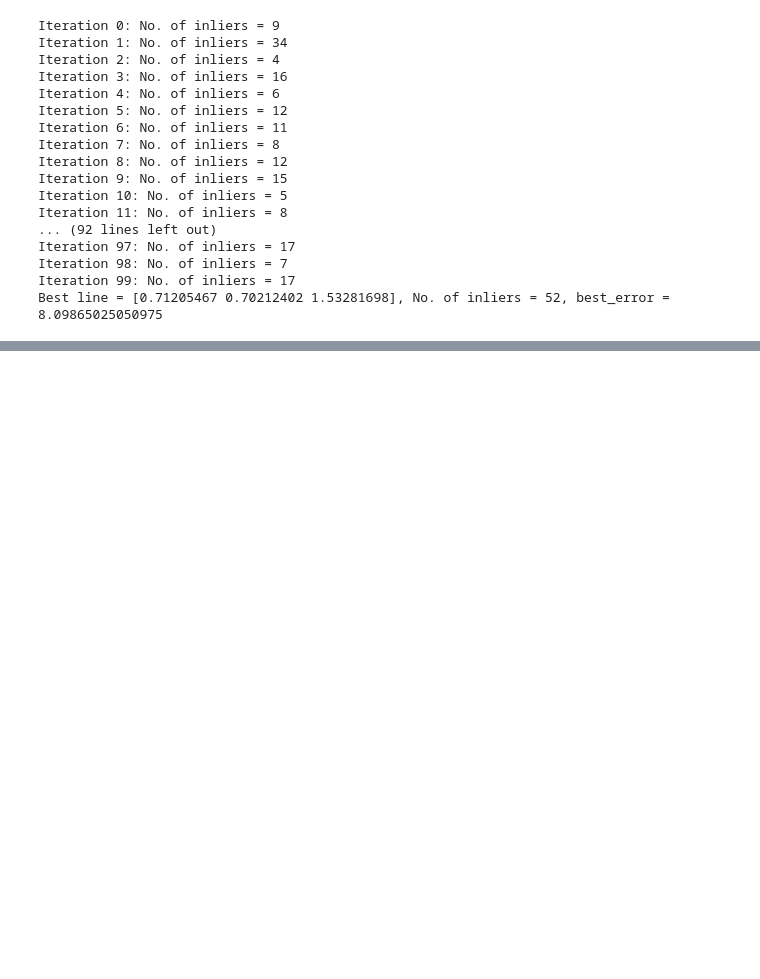
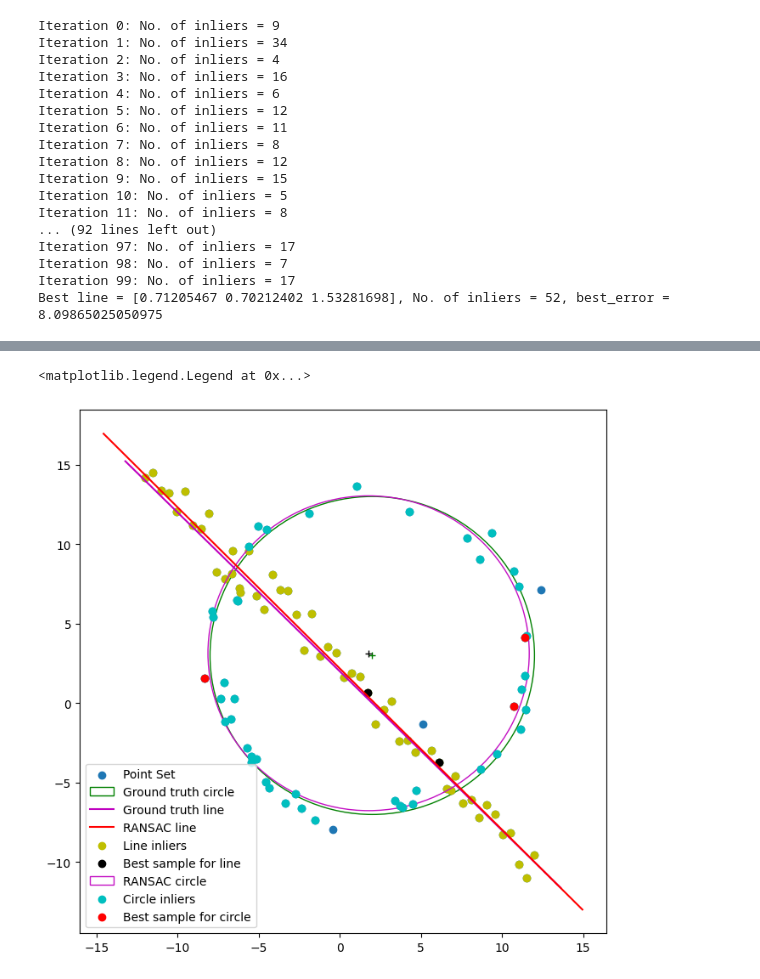
Before and after one commit to linukaratnayake/Fitting_and_Alignment, a Jupyter notebook: Fitting_and_Alignment.ipynb, the cells around one changed output, grey strips where cells are left out. Cells and saved outputs as stored; diff of their text form; code cells hidden in the pictures; blank space fills up the shorter version.

```diff
--- a/Fitting_and_Alignment.ipynb
+++ b/Fitting_and_Alignment.ipynb
@@ -262,0 +314,25 @@ Best line = [0.71205467 0.70212402 1.53281698], No. of inliers = 52, best_error
+# %%
+ax = plot_all(False)
+
+x_min, x_max = ax.get_xlim()
+x_ = np.array([x_min, x_max])
+A, B, D = best_fitted_line
+indices = line_inliers
+
+y_ = (D - A*x_) / B
+plt.plot(x_, y_, color='r', label='RANSAC line')
+ax.scatter(X[indices, 0], X[indices, 1], color = '#bfbf00', label = "Line inliers")
+ax.scatter(X[best_sample_points, 0], X[best_sample_points, 1], color = 'black', label = "Best sample for line")
+
+x0, y0, r0 = best_fitted_circle
+circle_gt = plt.Circle((x0, y0), r0, color='#c30fc3', fill=False, label='RANSAC circle')
+ax.add_patch(circle_gt)
+ax.plot(x0, y0, '+', color='black')
+
+ax.scatter(X_rem[circ_inliers, 0], X_rem[circ_inliers, 1], color = '#00bfbf', label = "Circle inliers")
+ax.scatter(X_rem[best_circ_sample_points, 0], X_rem[best_circ_sample_points, 1], color = 'red', label = "Best sample for circle")
+
+plt.legend()
+# %% [output]
+<matplotlib.legend.Legend at 0x...>
+[figure, added]
```
Also changed, not shown: parts of 10 cells of this notebook.
